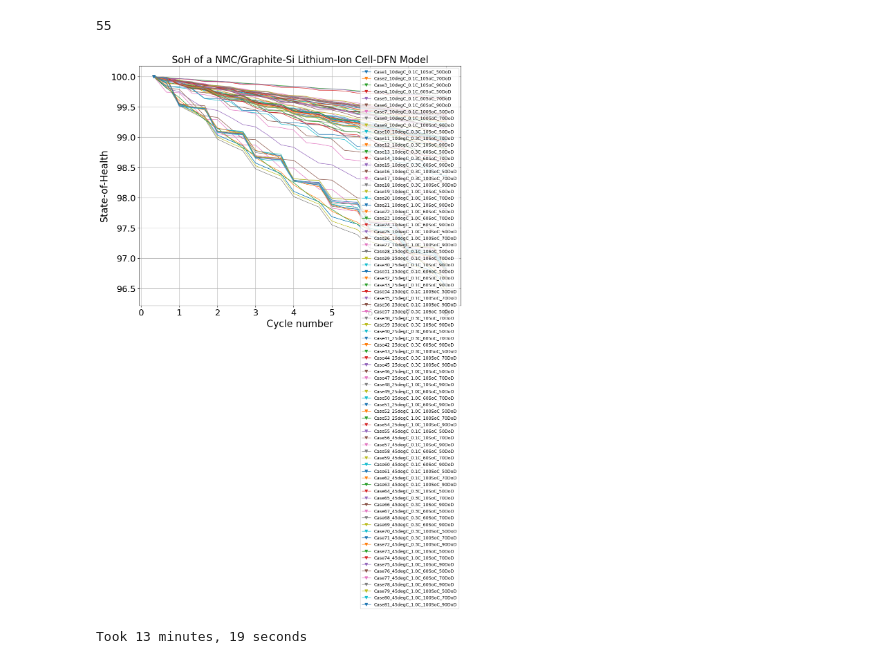
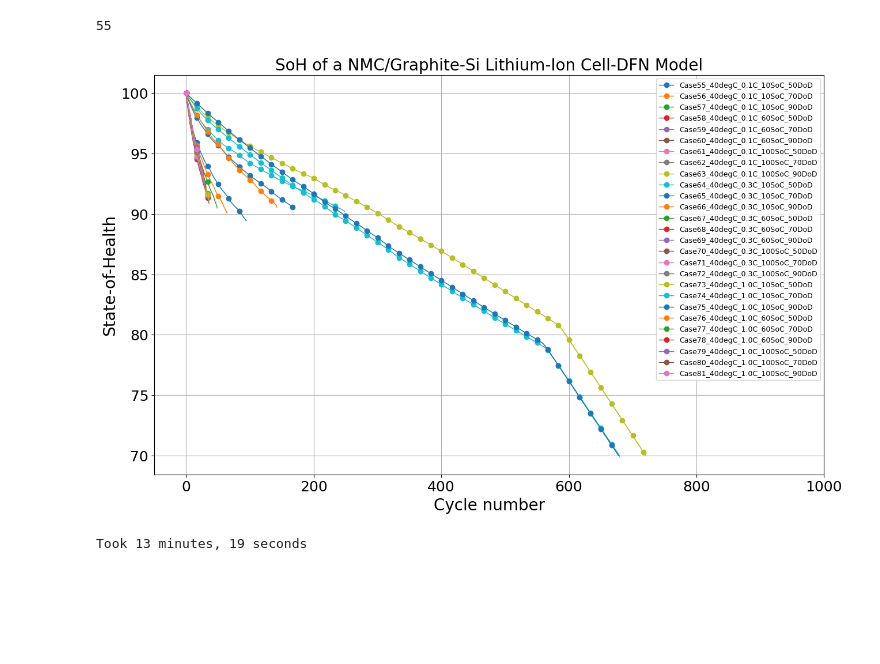
Before and after one commit to ganmadche/PyBaMMlocal, a Jupyter notebook: wip/paperKneedfn2026_cyclingStudies.ipynb, the cells around one changed output. Saved outputs shown, nothing was run; the diff lists cells and outputs as text; code cells hidden in the pictures; blank space fills up the shorter version.

```diff
--- a/wip/paperKneedfn2026_cyclingStudies.ipynb
+++ b/wip/paperKneedfn2026_cyclingStudies.ipynb
@@ -53,7 +53,7 @@ current_directory
 from itertools import product
 
 
-temp_list = [10, 25, 45] #25,
+temp_list = [10, 25, 40] #25,
 crate_list = [0.1, 0.3, 1] #,[0.1,0.3, 1]
 soc_list = [10, 60, 100] #,[10, 60, 100]
 dod_list = [50, 70, 90] #60, 70,[50, 70, 90]
@@ -85,7 +85,7 @@ df
 atol = 1e-6
 rtol = 1e-6
 cycles_per_day = 1
-days_per_year = 1 #365
+days_per_year = 365 #365
 years_for_sim = 8
 termination_capacity = 70
 time_per_cycle = 24/cycles_per_day #in hours
@@ -95,7 +95,7 @@ max_dod = soc_upper_cutoff - soc_lower_cutoff
 crate_ref = 0.1
 period_charge_discharge = 5
 period_rest = 60
-safe_solver = pybamm.IDAKLUSolver() #options={"dt_max": 10}) #mode="safe", ,  dt_max= dt_max options={"dt_max": 5}
+safe_solver = pybamm.IDAKLUSolver(options={"dt_max": 10}) #options={"dt_max": 10}) #mode="safe", ,  dt_max= dt_max options={"dt_max": 5}
 
 df_conditions = {}
 df_conditions = pd.DataFrame(df_conditions)
@@ -103,7 +103,7 @@ simcase_list = []
 experiment_list = []
 no_steps_list = []
 
-for n in range(len(df)):
+for n in range(54,81):
     tempC_case = df["Temperature"][n]
     simcase = df["Case"][n]
     dod_case = df["DoD"][n]*0.01
@@ -205,53 +205,51 @@ simcase
 # %%
 df3 = pd.read_csv(f"{current_directory}/paperstudies2026/Cases_for_ageing.csv")
 cycles_per_day =1
-plt.figure(figsize=(12,9))
+plt.figure(figsize=(15,9))
 b =0
-for m in range(81):#,29,31,33,35,37,39,43,45,47,49,51,53,59,65,67,69,71,77,81]: #range(27,54):#: #range(5): #
-    #b= b+1
+# for m in range(27):#,29,31,33,35,37,39,43,45,47,49,51,53,59,65,67,69,71,77,81]: #range(27,54):#: #range(5): #
+#     #b= b+1
+#     n = m
+#     tempC_case = df3["Temperature"][n]
+#     simcase = df3["Case"][n]
+#     dod_case = df3["DoD"][n]*0.01
+#     soc_case = df3["SoC"][n]*0.01
+#     crate = df3["C_rate"][n]
+#     df4 = pd.read_csv(f"{current_directory}/paperstudies2026/Case{simcase}_{tempC_case}degC_{crate}C_{soc_case*100}SoC_{dod_case*100}DoD_{cycles_per_day}cycle.csv")
+#     plt.plot(df4["Days"], df4["Capacity Retention"]*100,marker='v', markevery=50,linewidth=1, label =f"Case{simcase}_{tempC_case}degC_{crate}C_{int(soc_case*100)}SoC_{int(dod_case*100)}DoD")
+
+# for m in range(27, 54):   #range(27,54):#: #range(5): #
+#     n = m
+#     tempC_case = df3["Temperature"][n]
+#     simcase = df3["Case"][n]
+#     dod_case = df3["DoD"][n]*0.01
+#     soc_case = df3["SoC"][n]*0.01
+#     crate = df3["C_rate"][n]
+#     df4 = pd.read_csv(f"{current_directory}/paperstudies2026/Case{simcase}_{tempC_case}degC_{crate}C_{soc_case*100}SoC_{dod_case*100}DoD_{cycles_per_day}cycle.csv")
+#     plt.plot(df4["Days"], df4["Capacity Retention"]*100,marker='*', markevery=50,linewidth=1, label =f"Case{simcase}_{tempC_case}degC_{crate}C_{int(soc_case*100)}SoC_{int(dod_case*100)}DoD")
+
+for m in range(54,81): #range(27,54):#: #range(5): #
     n = m
     tempC_case = df3["Temperature"][n]
     simcase = df3["Case"][n]
     dod_case = df3["DoD"][n]*0.01
     soc_case = df3["SoC"][n]*0.01
     crate = df3["C_rate"][n]
     df4 = pd.read_csv(f"{current_directory}/paperstudies2026/Case{simcase}_{tempC_case}degC_{crate}C_{soc_case*100}SoC_{dod_case*100}DoD_{cycles_per_day}cycle.csv")
-    plt.plot(df4["Days"], df4["Capacity Retention"]*100,marker='v', markevery=50,linewidth=1, label =f"Case{simcase}_{tempC_case}degC_{crate}C_{int(soc_case*100)}SoC_{int(dod_case*100)}DoD")
-
-# for m in [29,31,35,37,39,43,45,47,51,53,54]: #33,49, #range(27,54):#: #range(5): #
-#     b= b+1
-#     n = m-1
-#     tempC_case = df3["Temperature"][n]
-#     simcase = df3["Case"][n]
-#     dod_case = df3["DoD"][n]*0.01
-#     soc_case = df3["SoC"][n]*0.01
-#     crate = df3["C_rate"][n]
-#     df4 = pd.read_csv(f"{current_directory}/ageingresults4dfn/Case{simcase}_{tempC_case}degC_{crate}C_{soc_case*100}SoC_{dod_case*100}DoD_{cycles_per_day}cycle.csv")
-#     plt.plot(df4["Days"], df4["Capacity Retention"]*100,marker='*', markevery=50,linewidth=1, label =f"Case{b}_{tempC_case}degC_{crate}C_{int(soc_case*100)}SoC_{int(dod_case*100)}DoD")
-
-# for m in [59,65,67,69,71,77,81]: #range(27,54):#: #range(5): #
-#     b= b+1
-#     n = m-1
-#     tempC_case = df3["Temperature"][n]
-#     simcase = df3["Case"][n]
-#     dod_case = df3["DoD"][n]*0.01
-#     soc_case = df3["SoC"][n]*0.01
-#     crate = df3["C_rate"][n]
-#     df4 = pd.read_csv(f"{current_directory}/ageingresults4dfn/Case{simcase}_{tempC_case}degC_{crate}C_{soc_case*100}SoC_{dod_case*100}DoD_{cycles_per_day}cycle.csv")
-#     plt.plot(df4["Days"], df4["Capacity Retention"]*100,marker='o', markevery=50,linewidth=1, label =f"Case{b}_{tempC_case}degC_{crate}C_{int(soc_case*100)}SoC_{int(dod_case*100)}DoD")
+    plt.plot(df4["Days"], df4["Capacity Retention"]*100,marker='o', markevery=50,linewidth=1, label =f"Case{simcase}_{tempC_case}degC_{crate}C_{int(soc_case*100)}SoC_{int(dod_case*100)}DoD")
 
 plt.xlabel('Cycle number',fontsize=20)
 plt.ylabel('State-of-Health',fontsize=20)
 plt.title('SoH of a NMC/Graphite-Si Lithium-Ion Cell-DFN Model',fontsize=20)
 #plt.ylim([70, 102])
-#plt.xlim([-50, 1400])
+plt.xlim([-50, 1000])
 plt.legend(fontsize=9)
 plt.xticks(fontsize=18)
 plt.yticks(fontsize=18)
 plt.grid(True)
 plt.show()
 # %% [output]
-[figure, old version]
+[figure, new version]
 # %%
 #sim1.plot()
 #sol1.save("DFN_300cyl_fail-sol.pkl")
```
Also changed, not shown: parts of 2 cells of this notebook.
